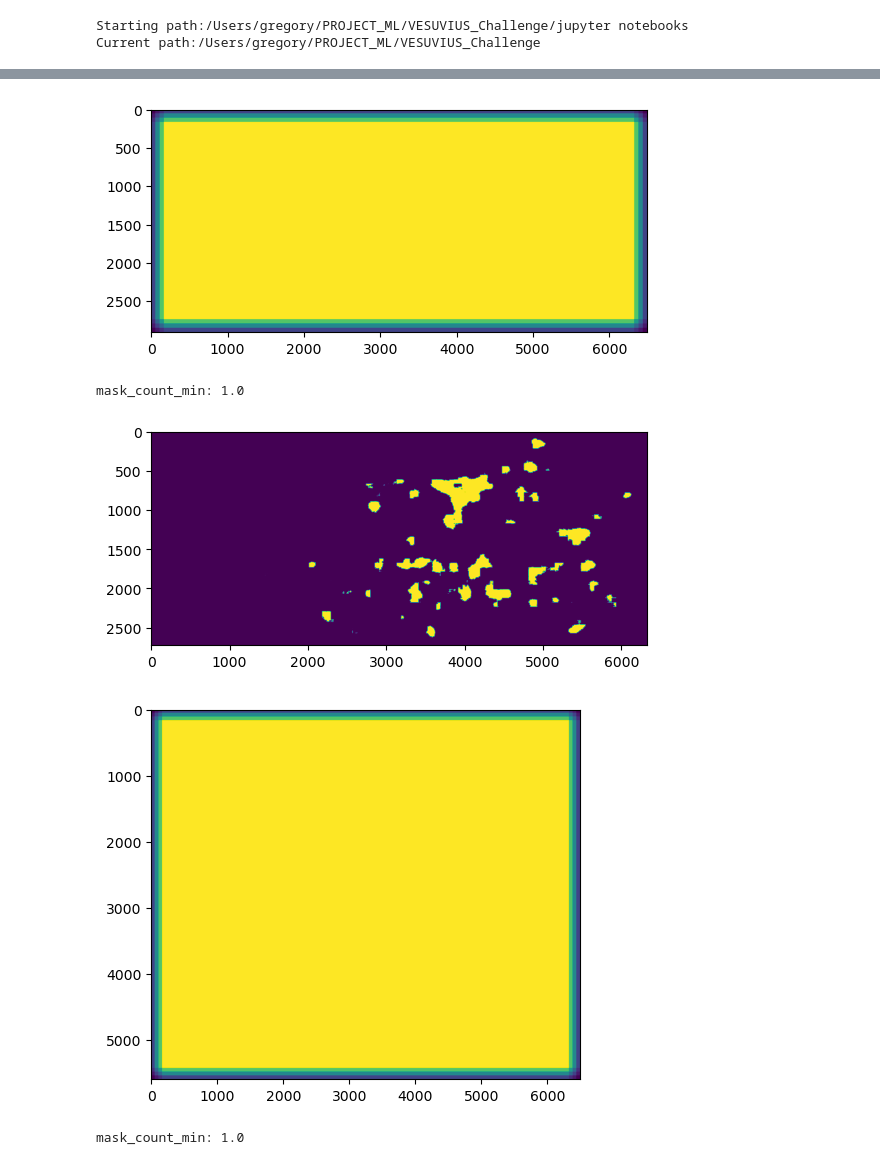
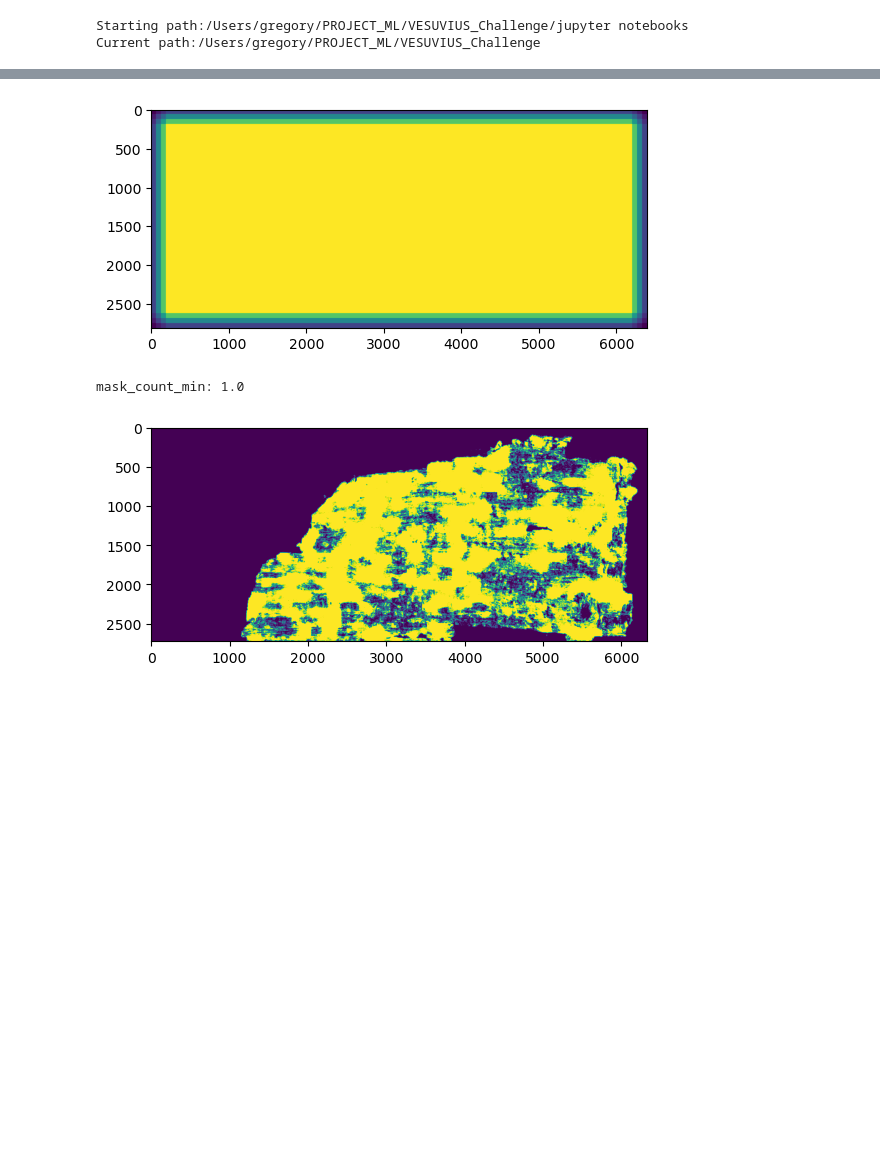
Before and after one commit to gmarus777/VESUVIUS_Challenge, a Jupyter notebook: jupyter notebooks/LOCAL CFG PREDICITONS.ipynb, the cells around one changed output, grey strips where cells are left out. Cells and saved outputs as stored; diff of their text form; code cells hidden in the pictures; blank space fills up the shorter version.

Commit message:
changed to bce pos2 + 1tver alpha08

```diff
--- a/jupyter notebooks/LOCAL CFG PREDICITONS.ipynb
+++ b/jupyter notebooks/LOCAL CFG PREDICITONS.ipynb
@@ -46,5 +46,5 @@ from torch.utils.data import DataLoader, Dataset
 # %%
-CHECKPOINT = 'logs/epoch_64_cont/MoUnetB3_32_288patche_poch_80_3_prec63.ckpt'
+CHECKPOINT = 'logs/BCE02_tver_alpha08_Monai_RegUnet/last.ckpt'
 SAMPLE_SUBMISSION = 'kaggle/input/vesuvius-challenge-ink-detection/sample_submission.csv'
 
 
@@ -101,21 +101,18 @@ class CFG:
     ######## Model and Lightning Model paramters ############
 
     # MODEL
-    model = monai.networks.nets.FlexibleUNet(in_channels=z_dim,
-                                         out_channels=1,
-                                         backbone='efficientnet-b3',
-                                         pretrained=True,
-                                         decoder_channels=( 512, 256, 128, 64, 32),
-                                         spatial_dims=2,
-                                         norm=('instance', {'eps': 0.001, 'momentum': 0.1}),
-                                         # act=('relu', {'inplace': True}),
-                                         act=None,
-                                         dropout=0.0,
-                                         decoder_bias=False,
-                                         upsample='deconv',
-                                         interp_mode='nearest',
-                                         is_pad=False)
+    model = monai.networks.nets.UNet(
+            spatial_dims=2,
+            in_channels=z_dim,
+            out_channels=1,
+            channels=(  32, 64, 128, 256, 512 ),
+            strides=(2, 2, 2, 2),
+            num_res_units=4,
+            dropout=0,
+            norm='batch',
+            bias =False,
 
+        )
 
 
 
@@ -311,7 +308,7 @@ def rle(img):
     return ' '.join(str(x) for x in runs)
 # %%
 #224 stride=8
-THRESHOLD =0.4
+THRESHOLD =0.6
 results = []
 for fragment_id in CFG.test_fragment_ids:
 
@@ -352,34 +349,32 @@ for fragment_id in CFG.test_fragment_ids:
 
     plt.imshow(mask_count.to('cpu'))
     plt.show()
 
     print(f'mask_count_min: {mask_count.min()}')
     mask_pred /= mask_count
 
     mask_pred = mask_pred[:ori_h, :ori_w]
     binary_mask = binary_mask[:ori_h, :ori_w]
 
     mask_pred = mask_pred.to('cpu').numpy()
     mask_pred = (mask_pred >= THRESHOLD).astype(int)
     mask_pred *= binary_mask
 
     plt.imshow(mask_pred)
     plt.show()
 
     inklabels_rle = rle(mask_pred)
 
 
     results.append( inklabels_rle)
 
 
     del mask_pred, mask_count
     del test_loader
 
     gc.collect()
     torch.cuda.empty_cache()
 # %% [output]
-[figure, old version]
+[figure, new version]
 mask_count_min: 1.0
-[figure, old version]
+[figure, new version]
-[figure, removed]
-mask_count_min: 1.0
```
Also changed, not shown: parts of 6 cells of this notebook, 1 other file.
